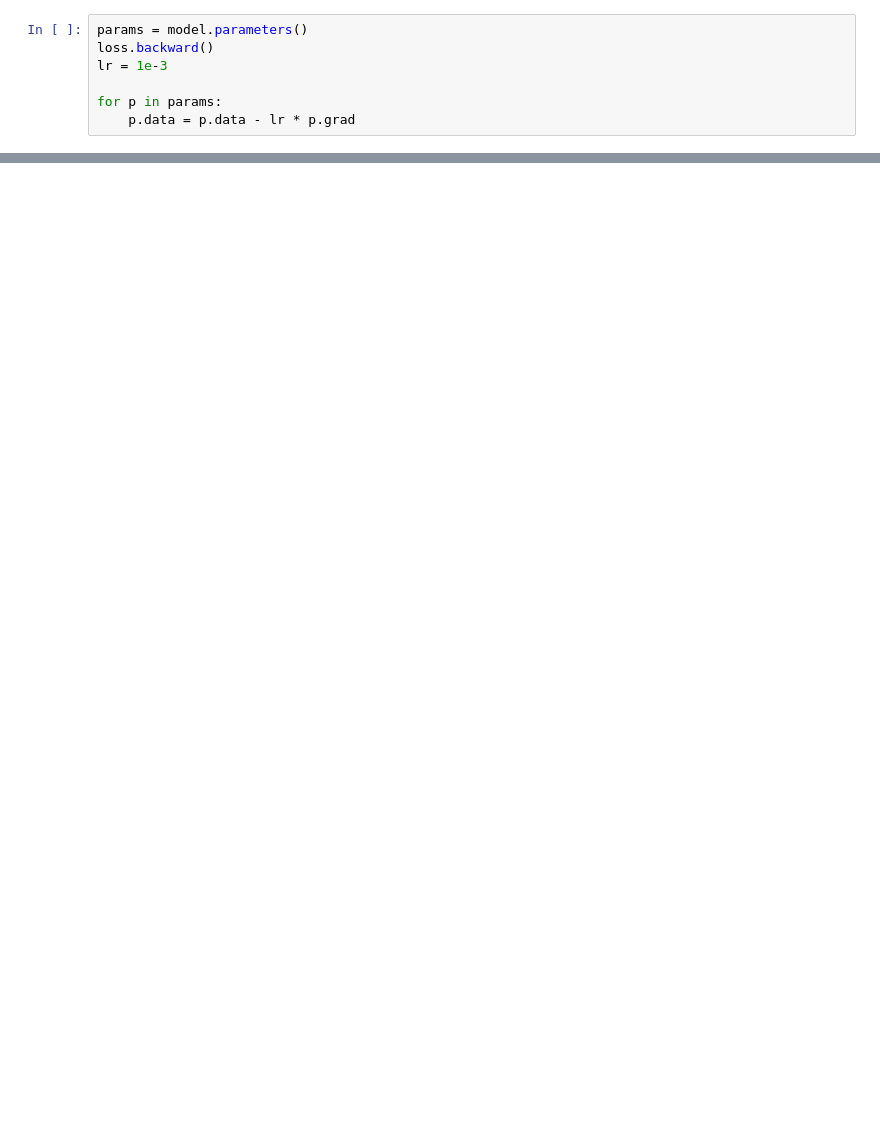
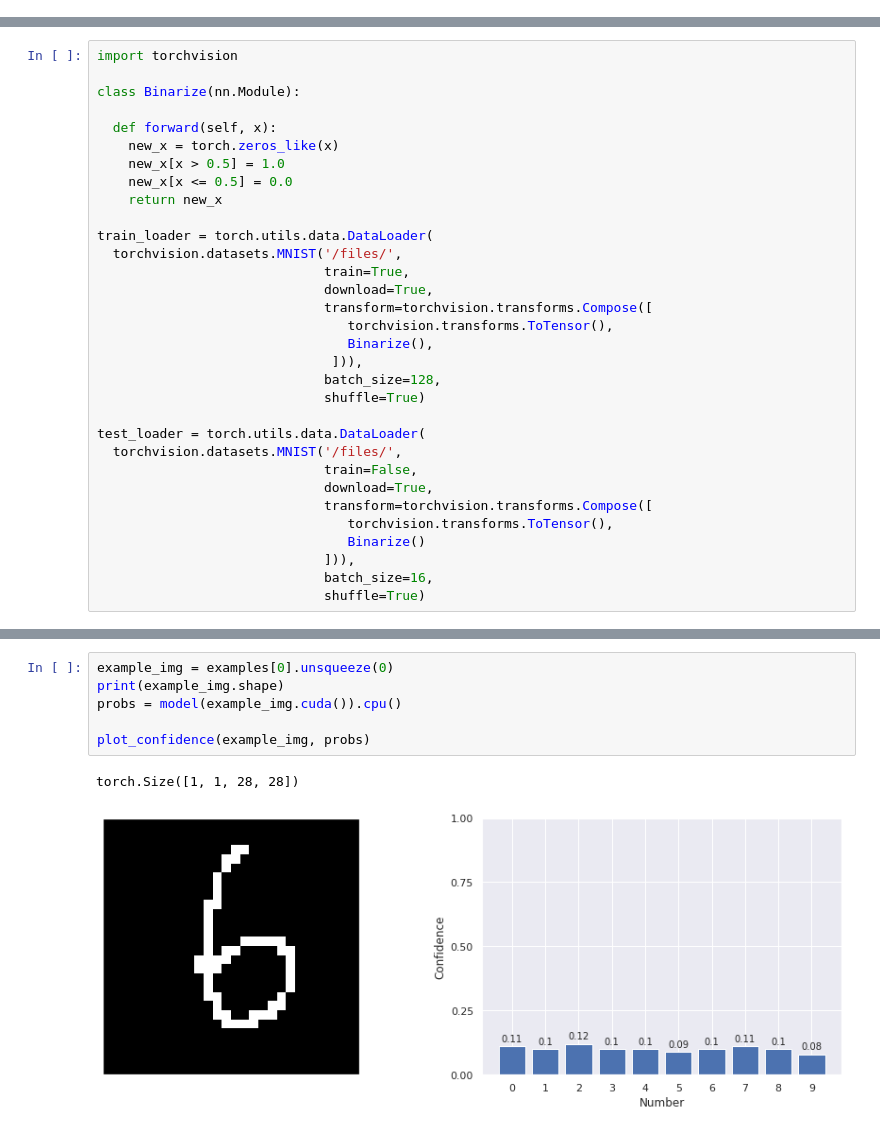
Before and after one commit to deokdecef44cnsnddos9ndam/ml-security, a Jupyter notebook: ai_for_streetfighters.ipynb, the cells around one changed output, grey strips where cells are left out. Saved outputs shown, nothing was run; the diff lists cells and outputs as text; blank space fills up the shorter version.

```diff
--- a/ai_for_streetfighters.ipynb
+++ b/ai_for_streetfighters.ipynb
@@ -495,7 +0,0 @@ To execute a normal training step with this model, we would calculate the gradie
-# %%
-params = model.parameters()
-loss.backward()
-lr = 1e-3
-
-for p in params:
-    p.data = p.data - lr * p.grad
@@ -865,0 +48,32 @@ get_score(logits[0], 'corn')
+# %%
+import torchvision
+
+class Binarize(nn.Module):
+
+  def forward(self, x):
+    new_x = torch.zeros_like(x)
+    new_x[x > 0.5] = 1.0
+    new_x[x <= 0.5] = 0.0
+    return new_x
+
+train_loader = torch.utils.data.DataLoader(
+  torchvision.datasets.MNIST('/files/',
+                             train=True,
+                             download=True,
+                             transform=torchvision.transforms.Compose([
+                                torchvision.transforms.ToTensor(),
+                                Binarize(),
+                              ])),
+                             batch_size=128,
+                             shuffle=True)
+
+test_loader = torch.utils.data.DataLoader(
+  torchvision.datasets.MNIST('/files/',
+                             train=False,
+                             download=True,
+                             transform=torchvision.transforms.Compose([
+                                torchvision.transforms.ToTensor(),
+                                Binarize()
+                             ])),
+                             batch_size=16,
+                             shuffle=True)
@@ -865,0 +176,9 @@ get_score(logits[0], 'corn')
+# %%
+example_img = examples[0].unsqueeze(0)
+print(example_img.shape)
+probs = model(example_img.cuda()).cpu()
+
+plot_confidence(example_img, probs)
+# %% [output]
+torch.Size([1, 1, 28, 28])
+[figure, added]
```
Also changed, not shown: parts of 100 cells of this notebook.
